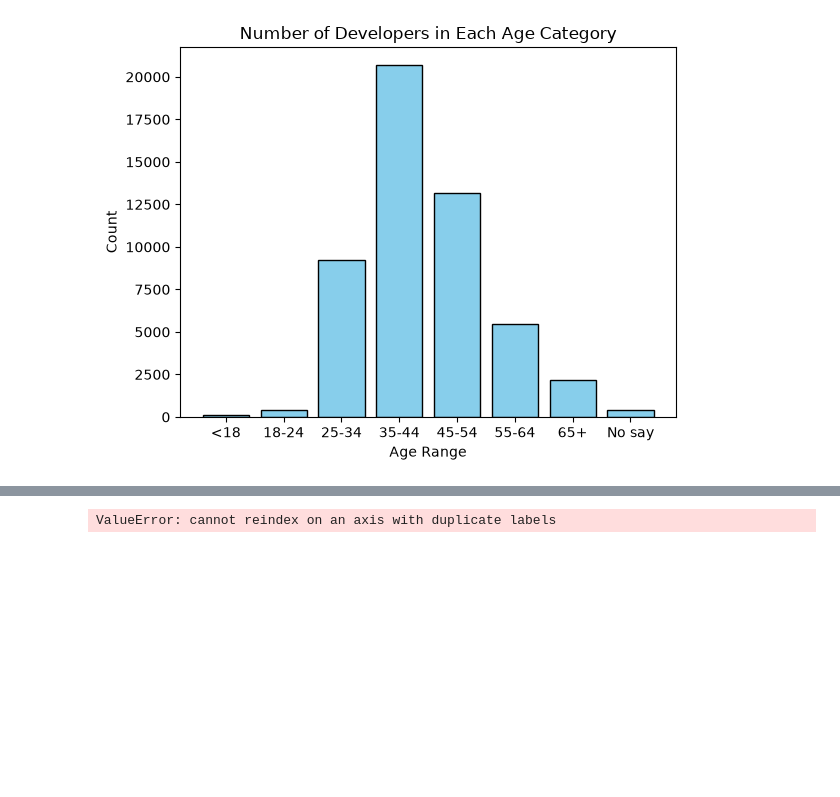
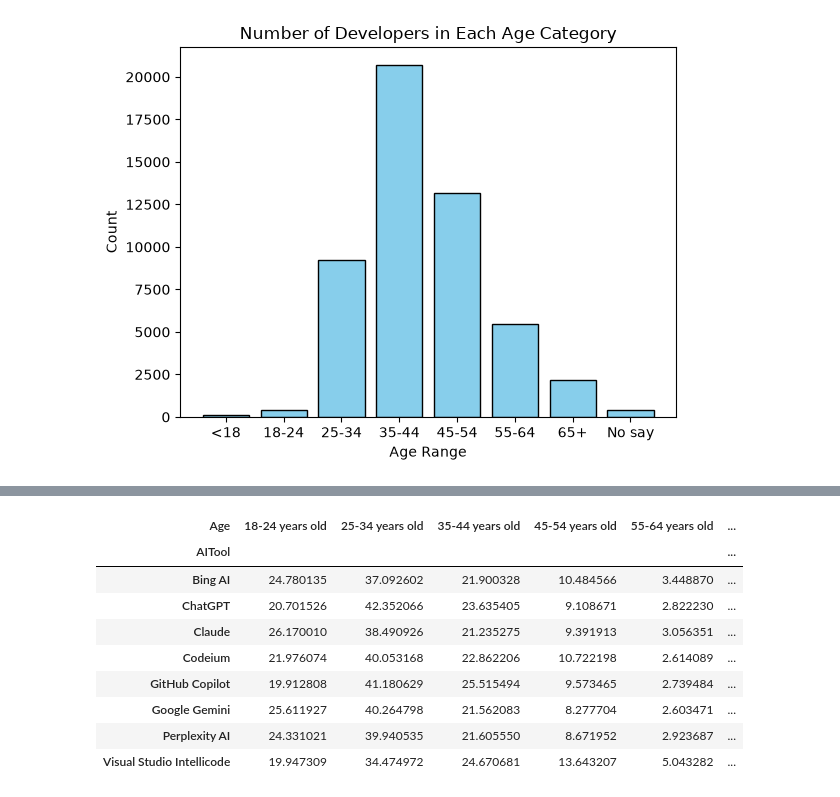
Before and after one commit to CodingExtraordinaire-7/Computer-Science-Survey, a Jupyter notebook: survey.ipynb, the cells around one changed output, grey strips where cells are left out. Cells and saved outputs as stored; diff of their text form; code cells hidden in the pictures; blank space fills up the shorter version.

```diff
--- a/survey.ipynb
+++ b/survey.ipynb
@@ -215,14 +271,21 @@ Index(['ChatGPT', 'GitHub Copilot', 'Google Gemini', 'Bing AI',
 # %%
-#A new df with the only the top 8 AI tools
-ai_age_top = ai_age[ai_age["AITool"].isin(top_tools)]
-
 #creating a percentage table
 age_percent = pd.crosstab(ai_age_top["AITool"], ai_age_top["Age"], normalize = "index") * 100
+age_percent
 
 #pd.crosstab() makes a table that compared AI tool and age group
-#nioroomalize caluclates percentrages within each AI tool
+#normalize caluclates percentrages within each AI tool
 
 #print(ai_age_top.columns[ai_age_top.columns.duplicated()])
 #print(ai_age_top.index.is_unique())
 # %% [output]
-ValueError: cannot reindex on an axis with duplicate labels
+| Age | 18-24 years old | 25-34 years old | 35-44 years old | 45-54 years old | 55-64 years old | ... |
+| AITool |  |  |  |  |  | ... |
+| Bing AI | 24.780135 | 37.092602 | 21.900328 | 10.484566 | 3.448870 | ... |
+| ChatGPT | 20.701526 | 42.352066 | 23.635405 | 9.108671 | 2.822230 | ... |
+| Claude | 26.170010 | 38.490926 | 21.235275 | 9.391913 | 3.056351 | ... |
+| Codeium | 21.976074 | 40.053168 | 22.862206 | 10.722198 | 2.614089 | ... |
+| GitHub Copilot | 19.912808 | 41.180629 | 25.515494 | 9.573465 | 2.739484 | ... |
+| Google Gemini | 25.611927 | 40.264798 | 21.562083 | 8.277704 | 2.603471 | ... |
+| Perplexity AI | 24.331021 | 39.940535 | 21.605550 | 8.671952 | 2.923687 | ... |
+| Visual Studio Intellicode | 19.947309 | 34.474972 | 24.670681 | 13.643207 | 5.043282 | ... |
```
Also changed, not shown: parts of 15 cells of this notebook.
